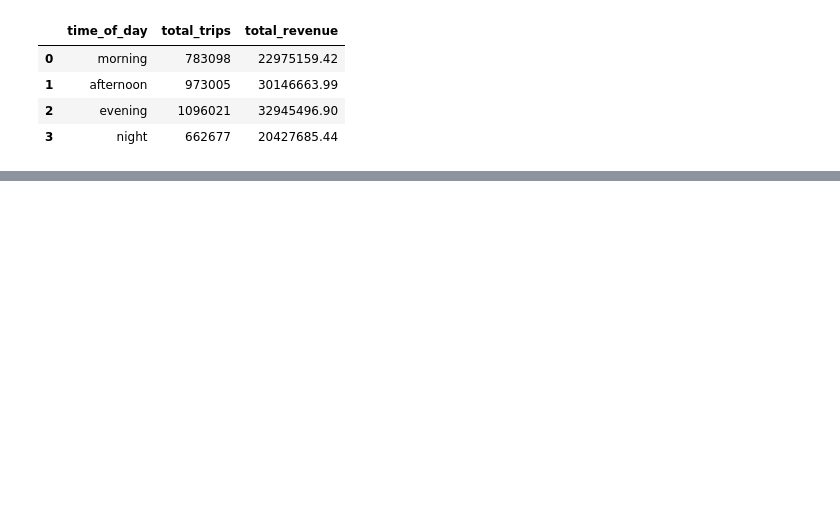
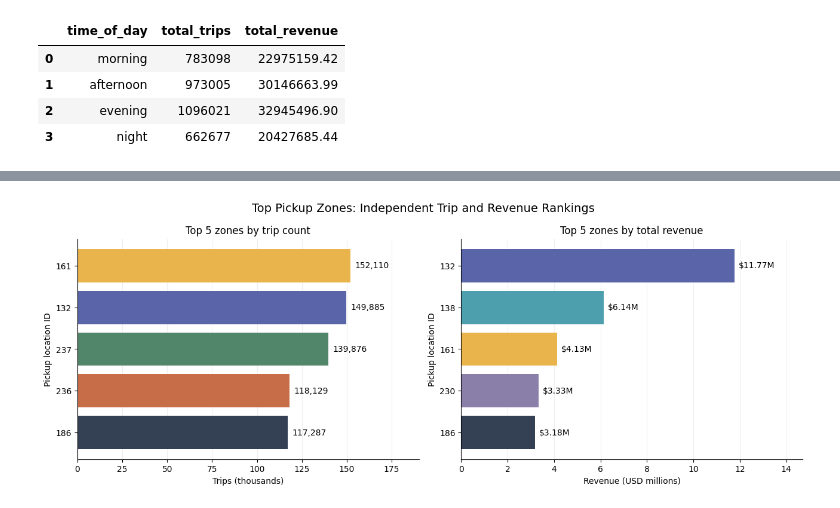
Before and after one commit to Homeyra-mhm/duckdb-dbt-challenge, a Jupyter notebook: notebooks/results_analysis.ipynb, the cells around one changed output, grey strips where cells are left out. Saved outputs shown, nothing was run; the diff lists cells and outputs as text; code cells hidden in the pictures; blank space fills up the shorter version.

```diff
--- a/notebooks/results_analysis.ipynb
+++ b/notebooks/results_analysis.ipynb
@@ -123,0 +105,17 @@ Leggere iL mart
+# %%
+top_trip_zones = con.sql("""
+    select pickup_location_id, total_trips, total_revenue, trip_count_rank
+    from mart_top_pickup_zones
+    where trip_count_rank <= 5
+    order by trip_count_rank
+""").df()
+
+top_revenue_zones = con.sql("""
+    select pickup_location_id, total_trips, total_revenue, revenue_rank
+    from mart_top_pickup_zones
+    where revenue_rank <= 5
+    order by revenue_rank
+""").df()
+
+display(top_trip_zones)
+display(top_revenue_zones)
@@ -123,0 +135,70 @@ Leggere iL mart
+# %%
+trip_zone_labels = top_trip_zones["pickup_location_id"].astype(str)
+revenue_zone_labels = top_revenue_zones["pickup_location_id"].astype(str)
+zone_ids = sorted(set(trip_zone_labels) | set(revenue_zone_labels))
+zone_palette = [
+    "#5965A8",
+    "#4E9FAD",
+    "#E9B44C",
+    "#344054",
+    "#8A7FA8",
+    "#C76E49",
+    "#51866B",
+    "#946B87",
+    "#607B8B",
+    "#AA8F4C",
+]
+zone_colors = {zone_id: zone_palette[index] for index, zone_id in enumerate(zone_ids)}
+
+fig, axes = plt.subplots(1, 2, figsize=(13, 5.3))
+axes[0].barh(
+    trip_zone_labels,
+    top_trip_zones["total_trips"],
+    color=[zone_colors[zone_id] for zone_id in trip_zone_labels],
+)
+axes[0].set_title("Top 5 zones by trip count")
+axes[0].set_xlabel("Trips (thousands)")
+axes[0].set_ylabel("Pickup location ID")
+axes[0].xaxis.set_major_formatter(
+    FuncFormatter(lambda value, _: f"{value / 1_000:.0f}")
+)
+axes[0].bar_label(
+    axes[0].containers[0],
+    labels=[f"{value:,.0f}" for value in top_trip_zones["total_trips"]],
+    padding=5,
+)
+
+axes[1].barh(
+    revenue_zone_labels,
+    top_revenue_zones["total_revenue"],
+    color=[zone_colors[zone_id] for zone_id in revenue_zone_labels],
+)
+axes[1].set_title("Top 5 zones by total revenue")
+axes[1].set_xlabel("Revenue (USD millions)")
+axes[1].set_ylabel("Pickup location ID")
+axes[1].xaxis.set_major_formatter(
+    FuncFormatter(lambda value, _: f"{value / 1_000_000:.0f}")
+)
+axes[1].bar_label(
+    axes[1].containers[0],
+    labels=[
+        f"${value / 1_000_000:.2f}M" for value in top_revenue_zones["total_revenue"]
+    ],
+    padding=5,
+)
+
+for ax in axes:
+    ax.invert_yaxis()
+    ax.margins(x=0.25)
+    ax.set_axisbelow(True)
+    ax.grid(axis="x", alpha=0.2)
+    ax.spines[["top", "right"]].set_visible(False)
+
+fig.suptitle("Top Pickup Zones: Independent Trip and Revenue Rankings", fontsize=14)
+
+fig.tight_layout(rect=[0, 0.06, 1, 1])
+fig.savefig(output_dir / "top_pickup_zones.png", dpi=180, bbox_inches="tight")
+plt.show()
+plt.close(fig)
+# %% [output]
+[figure, added]
```
Also changed, not shown: parts of 23 cells of this notebook, 23 other files.
